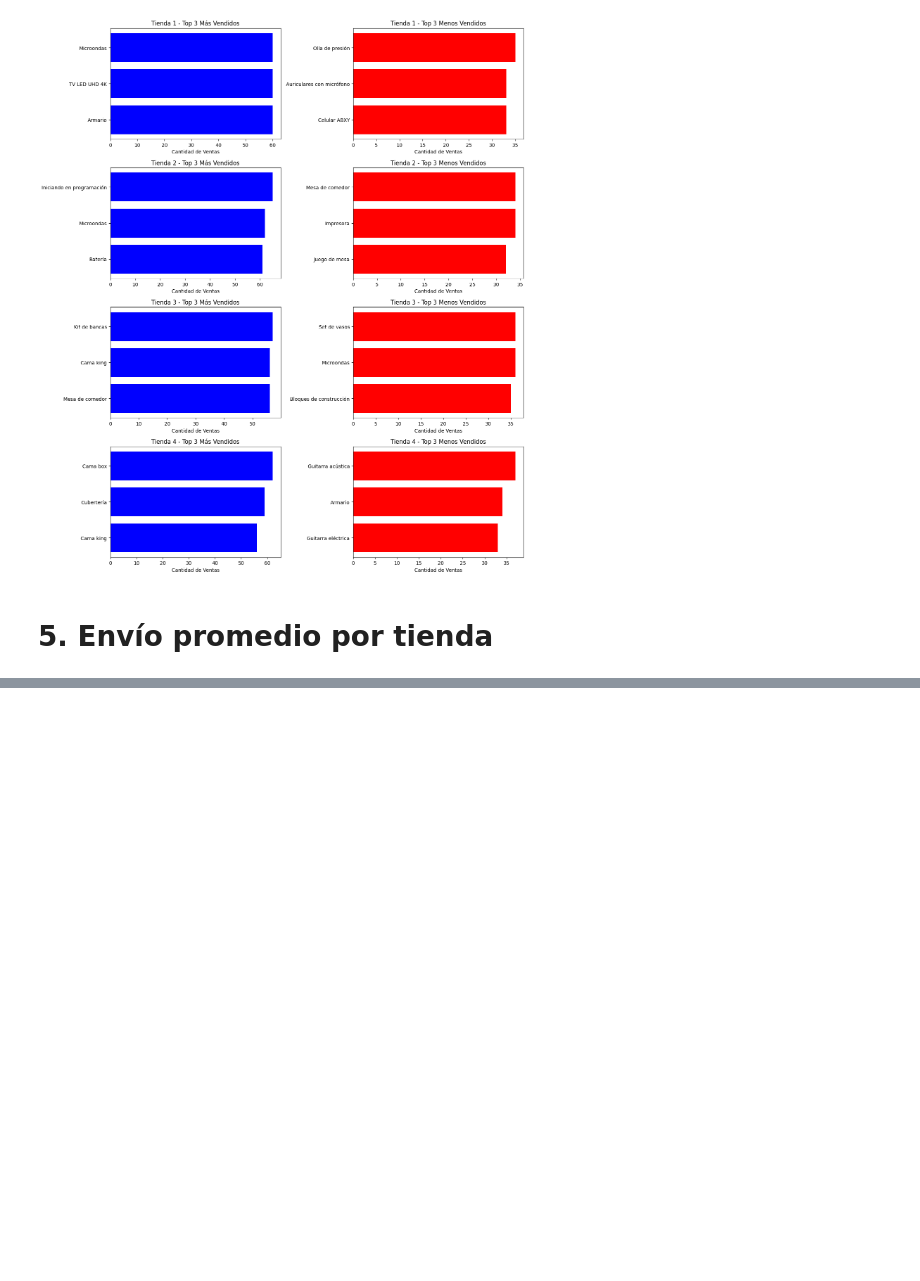
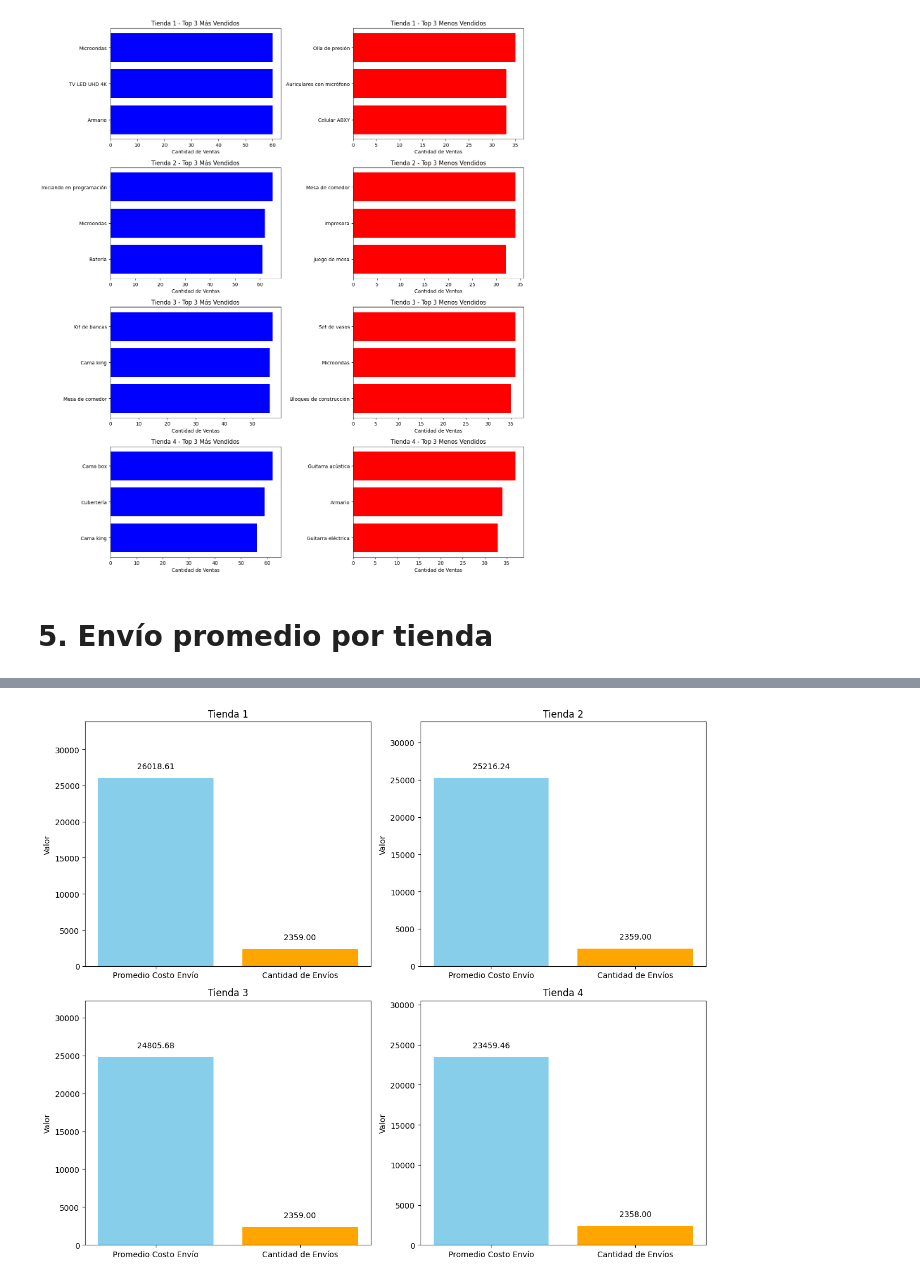
Before and after one commit to PabloVera26/ChallengeAluraStore, a Jupyter notebook: AluraStoreLatam.ipynb, the cells around one changed output, grey strips where cells are left out. Saved outputs shown, nothing was run; the diff lists cells and outputs as text; code cells hidden in the pictures; blank space fills up the shorter version.

```diff
--- a/AluraStoreLatam.ipynb
+++ b/AluraStoreLatam.ipynb
@@ -176,3 +206,11 @@ plt.show()
 [figure]
 # %% [markdown]
 # 5. Envío promedio por tienda
+# %%
+for nombre_tienda, tienda in zip(nombresTiendas, tiendas):
+  print(f"{nombre_tienda}:")
+
+  promedioEnvio = tienda['Costo de envío'].mean()
+  cantidadEnvios = tienda['Costo de envío'].count()
+
+  print(f"El costo promedio de envio de la {nombre_tienda} es: ${promedioEnvio} y una cantidad de envios de: {cantidadEnvios}\n")
@@ -178,0 +229,24 @@ plt.show()
+# %%
+fig, axes = plt.subplots(2, 2, figsize=(12, 10))
+axes = axes.flatten()
+
+for i, (nombre_tienda, tienda) in enumerate(zip(nombresTiendas, tiendas)):
+  promedioEnvio = tienda['Costo de envío'].mean()
+  cantidadEnvios = tienda['Costo de envío'].count()
+
+  categorias = ['Promedio Costo Envío', 'Cantidad de Envíos']
+  valores = [promedioEnvio, cantidadEnvios]
+
+  colores = ['skyblue', 'orange']
+  axes[i].bar(categorias, valores, color=colores)
+  axes[i].set_title(nombre_tienda)
+  axes[i].set_ylabel("Valor")
+  axes[i].set_ylim(0, max(valores)*1.3)
+
+  for j, valor in enumerate(valores):
+    axes[i].text(j, valor + max(valores)*0.05, f'{valor:.2f}', ha='center')
+
+plt.tight_layout()
+plt.show()
+# %% [output]
+[figure, added]
```
Also changed, not shown: parts of 9 cells of this notebook.
